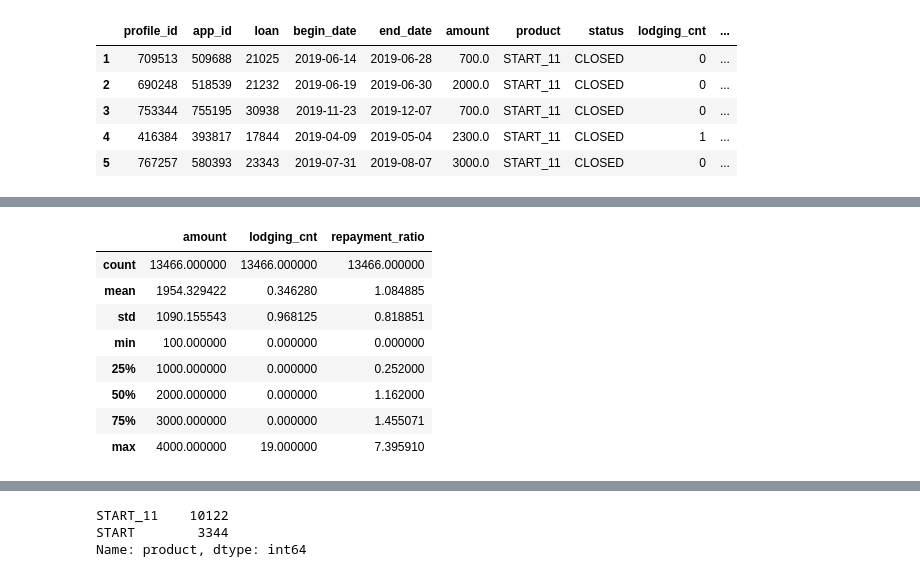
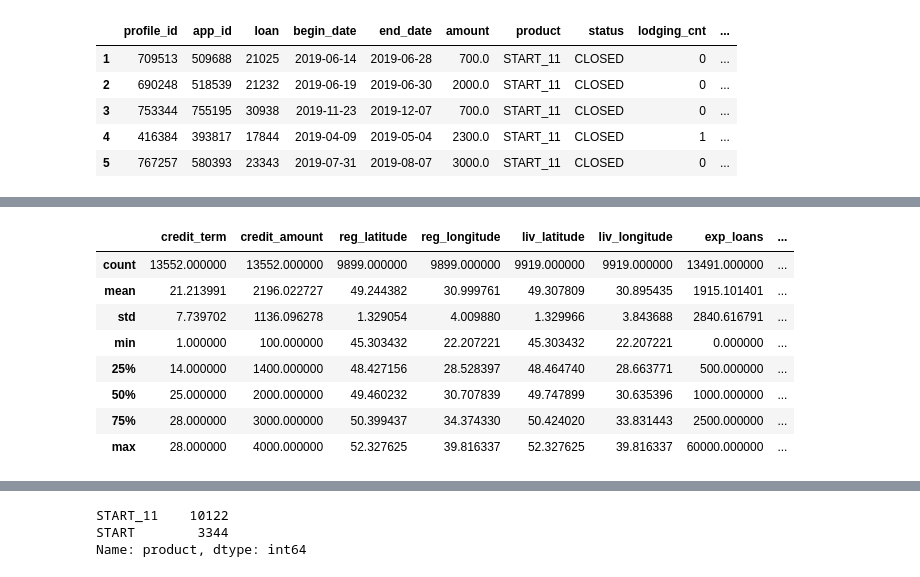
Before and after one commit to RomanShevtsiv/lending-score-model, a Jupyter notebook: notebooks/eda-apps.ipynb, the cells around one changed output, grey strips where cells are left out. Drawn from its saved outputs; the diff is of its cells as text; code cells hidden in the pictures.

```diff
--- a/notebooks/eda-apps.ipynb
+++ b/notebooks/eda-apps.ipynb
@@ -175,4 +175,13 @@ df_apps = df_apps.sort_values('start_time').groupby('profile_id').apply(
 # Profile ID to test 210648
 # %%
 # Count how many applications were made before loan
-df_apps.groupby(['profile_id','app_rank'])[].count()
+df_apps = pd.merge(
+    left = df_apps,
+    right = (df_apps
+             .groupby(['profile_id','app_rank'])
+             .agg(app_count=pd.NamedAgg(column='app_id', aggfunc='count'))
+             .assign(app_status_code='LOAN')
+            ),
+    how='left',
+    on=['profile_id', 'app_rank', 'app_status_code']
+)
@@ -193,0 +200,17 @@ df_apps.groupby(['profile_id','app_rank'])[].count()
+# %%
+# convert 'created_at' and 'updated_at' fields to datetime type
+datetime_fields = [
+    'start_time','end_time','reg_addr_date','liv_addr_date','birthday',
+    'income_next','emp_begin','passport_date'
+]
+df_apps.loc[:,datetime_fields] = df_apps[datetime_fields].transform(pd.to_datetime, errors='coerce')
+
+# Convert mobile phone code to string
+df_apps['mphone_code'] = '0' + df_apps['mphone_code'].astype(str)
+
+# Convert to NaN's missing pheone codes for living, registration and employment addresses
+df_apps['liv_phone_code'].replace({'n': np.NaN}, inplace=True)
+df_apps['reg_phone_code'].replace({'n': np.NaN}, inplace=True)
+df_apps['emp_phone_code'].replace({'n': np.NaN}, inplace=True)
+
+df_apps.head()
@@ -303,12 +265,12 @@ memory usage: 1.1+ MB
 # %%
-df_loans.drop(['profile_id', 'app_id', 'loan'], axis='columns').describe()
+df_apps.drop(['profile_id', 'app_id'], axis='columns').describe()
 # %% [output]
-|  | amount | lodging_cnt | repayment_ratio |
-| count | 13466.000000 | 13466.000000 | 13466.000000 |
-| mean | 1954.329422 | 0.346280 | 1.084885 |
-| std | 1090.155543 | 0.968125 | 0.818851 |
-| min | 100.000000 | 0.000000 | 0.000000 |
-| 25% | 1000.000000 | 0.000000 | 0.252000 |
-| 50% | 2000.000000 | 0.000000 | 1.162000 |
-| 75% | 3000.000000 | 0.000000 | 1.455071 |
-| max | 4000.000000 | 19.000000 | 7.395910 |
+|  | credit_term | credit_amount | reg_latitude | reg_longitude | liv_latitude | liv_longitude | exp_loans | ... |
+| count | 13552.000000 | 13552.000000 | 9899.000000 | 9899.000000 | 9919.000000 | 9919.000000 | 13491.000000 | ... |
+| mean | 21.213991 | 2196.022727 | 49.244382 | 30.999761 | 49.307809 | 30.895435 | 1915.101401 | ... |
+| std | 7.739702 | 1136.096278 | 1.329054 | 4.009880 | 1.329966 | 3.843688 | 2840.616791 | ... |
+| min | 1.000000 | 100.000000 | 45.303432 | 22.207221 | 45.303432 | 22.207221 | 0.000000 | ... |
+| 25% | 14.000000 | 1400.000000 | 48.427156 | 28.528397 | 48.464740 | 28.663771 | 500.000000 | ... |
+| 50% | 25.000000 | 2000.000000 | 49.460232 | 30.707839 | 49.747899 | 30.635396 | 1000.000000 | ... |
+| 75% | 28.000000 | 3000.000000 | 50.399437 | 34.374330 | 50.424020 | 33.831443 | 2500.000000 | ... |
+| max | 28.000000 | 4000.000000 | 52.327625 | 39.816337 | 52.327625 | 39.816337 | 60000.000000 | ... |
```
Also changed, not shown: parts of 18 cells of this notebook.
